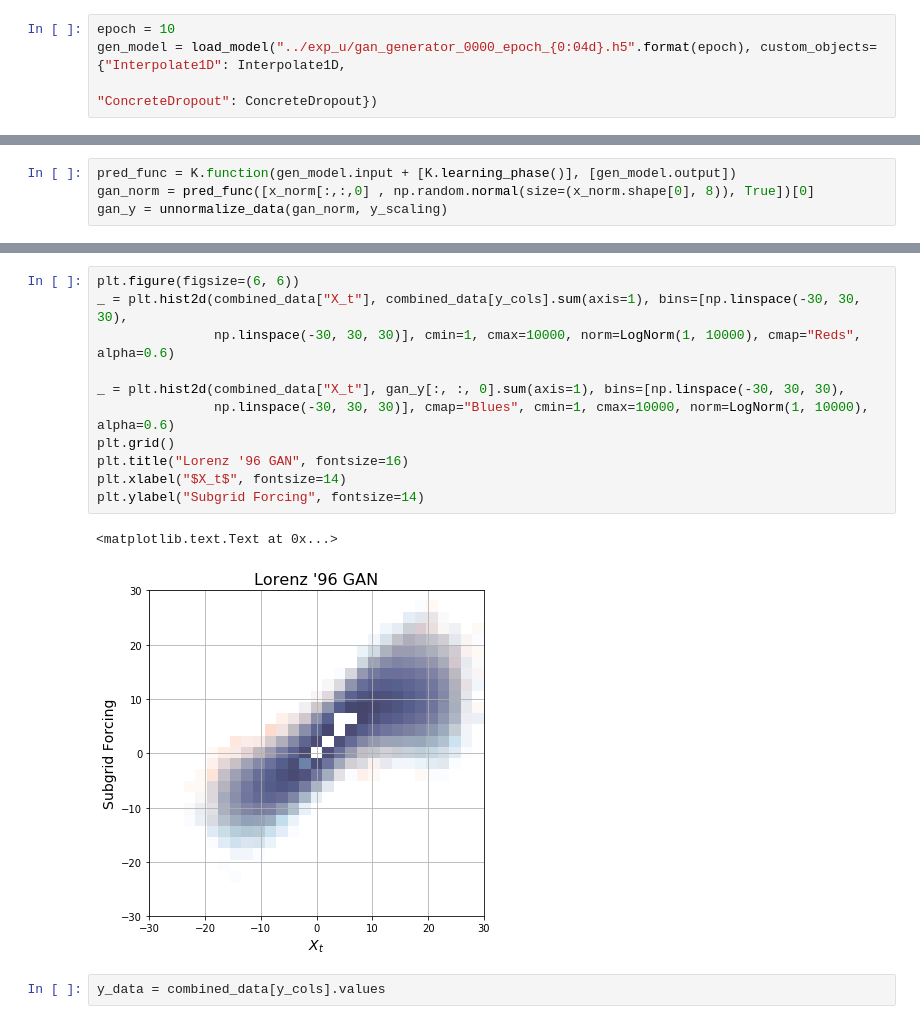
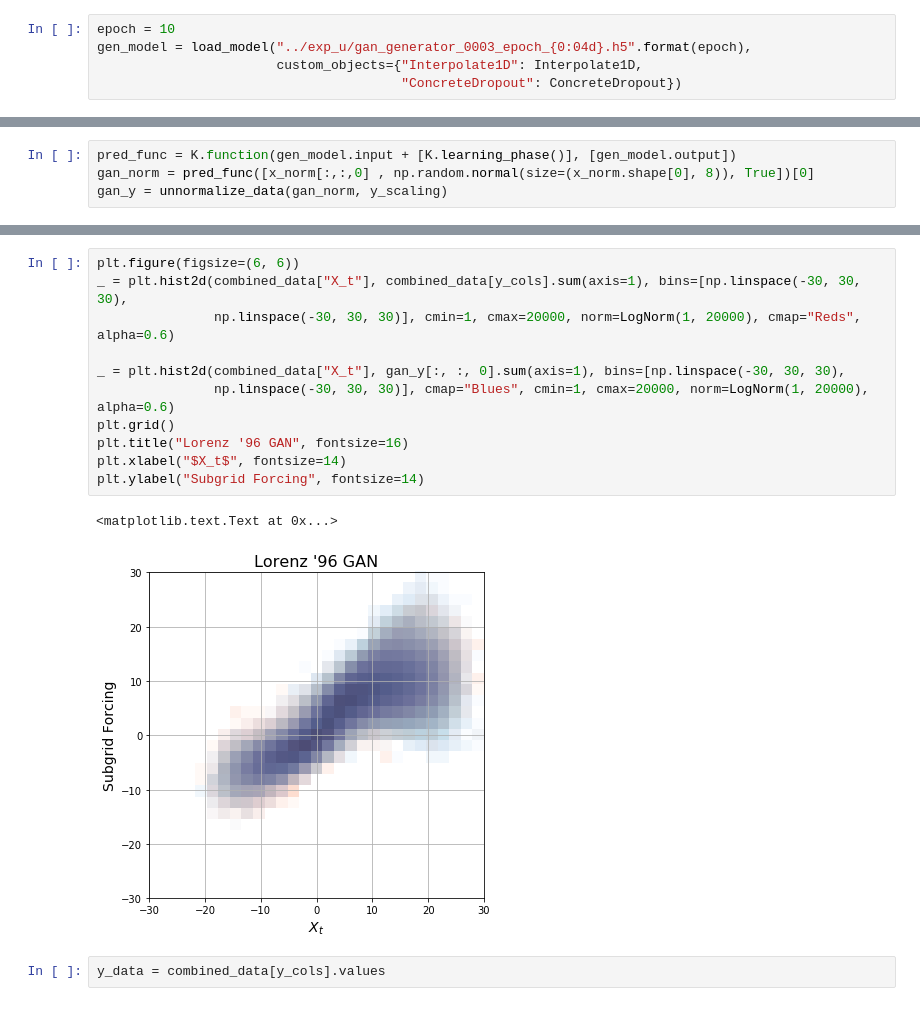
Before and after one commit to djgagne/lorenz_gan, a Jupyter notebook: notebooks/lorenz_gan_eval.ipynb, the cells around one changed output, grey strips where cells are left out. Drawn from its saved outputs; the diff is of its cells as text.

```diff
--- a/notebooks/lorenz_gan_eval.ipynb
+++ b/notebooks/lorenz_gan_eval.ipynb
@@ -146,5 +148,6 @@ plt.ylabel("Accuracy")
 ## Evaluate Generator Model
 # %%
 epoch = 10
-gen_model = load_model("../exp_u/gan_generator_0000_epoch_{0:04d}.h5".format(epoch), custom_objects={"Interpolate1D": Interpolate1D,
-                                                                                                     "ConcreteDropout": ConcreteDropout})
+gen_model = load_model("../exp_u/gan_generator_0003_epoch_{0:04d}.h5".format(epoch),
+                       custom_objects={"Interpolate1D": Interpolate1D,
+                                       "ConcreteDropout": ConcreteDropout})
@@ -266,17 +259,17 @@ plt.savefig("../exp_u/gan_x_u_hist_epoch_{0}.png".format(epoch), dpi=200, bbox_i
 # %%
 plt.figure(figsize=(6, 6))
 _ = plt.hist2d(combined_data["X_t"], combined_data[y_cols].sum(axis=1), bins=[np.linspace(-30, 30, 30),
-               np.linspace(-30, 30, 30)], cmin=1, cmax=10000, norm=LogNorm(1, 10000), cmap="Reds", alpha=0.6)
+               np.linspace(-30, 30, 30)], cmin=1, cmax=20000, norm=LogNorm(1, 20000), cmap="Reds", alpha=0.6)
 
 _ = plt.hist2d(combined_data["X_t"], gan_y[:, :, 0].sum(axis=1), bins=[np.linspace(-30, 30, 30),
-               np.linspace(-30, 30, 30)], cmap="Blues", cmin=1, cmax=10000, norm=LogNorm(1, 10000), alpha=0.6)
+               np.linspace(-30, 30, 30)], cmap="Blues", cmin=1, cmax=20000, norm=LogNorm(1, 20000), alpha=0.6)
 plt.grid()
 plt.title("Lorenz '96 GAN", fontsize=16)
 plt.xlabel("$X_t$", fontsize=14)
 plt.ylabel("Subgrid Forcing", fontsize=14)
 # %% [output]
 <matplotlib.text.Text at 0x...>
-[figure, old version]
+[figure, new version]
 # %%
 y_data = combined_data[y_cols].values
 # %%
```
Also changed, not shown: parts of 17 cells of this notebook, 7 other files.
